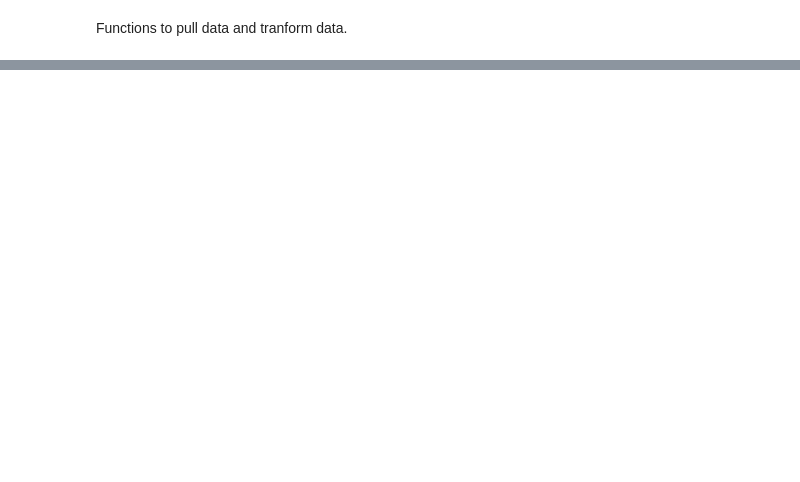
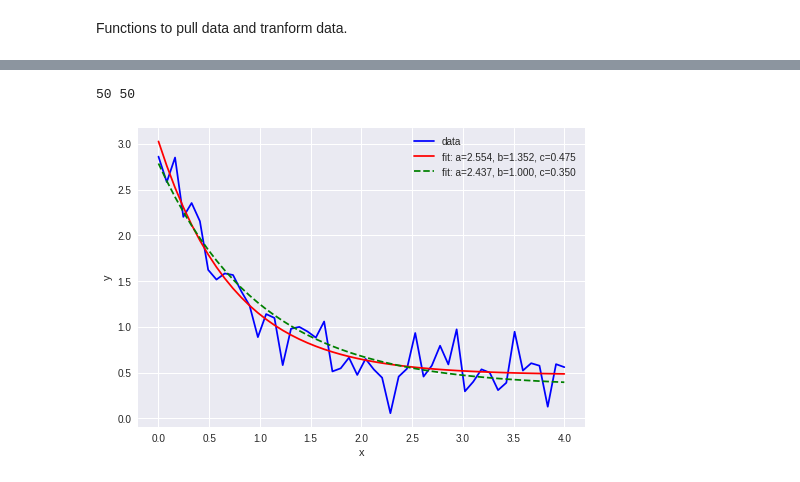
Before and after one commit to xdderekchen/ML, a Jupyter notebook: EDA_JH_COVID19.ipynb, the cells around one changed output, grey strips where cells are left out. Saved outputs shown, nothing was run; the diff lists cells and outputs as text; code cells hidden in the pictures; blank space fills up the shorter version.

```diff
--- a/EDA_JH_COVID19.ipynb
+++ b/EDA_JH_COVID19.ipynb
@@ -172,2 +189,0 @@ Doing Modeling
-# %%
-df = pd.read_csv("https://raw.githubusercontent.com/beoutbreakprepared/nCoV2019/master/latest_data/covid-19.data.2020-03-24T031039.csv",low_memory=False)
@@ -177,0 +392,16 @@ df_us
+# %%
+country_data, state_data, data =          merge_confirm_death_US(US_File_Confirm, US_File_Death, asCumValue=True)
+country_data_nc, state_data_nc, data_nc = merge_confirm_death_US(US_File_Confirm, US_File_Death, asCumValue=False)
+population = get_population(US_File_Death)
+
+country_data = pd.merge( country_data, country_data_nc,  on=["Date"], how="inner")
+country_data.rename(columns={'Confirm_x': 'Confirm_cum', 'Confirm_y' : 'Confirm_new',
+                             "Death_x": "Death_cum", "Death_y": "Death_new"}, inplace=True)
+country_data = country_data[country_data.Date >='2020-03-01']
+
+state_data = pd.merge( state_data, state_data_nc,  on=["State", "Date"], how="inner")
+state_data.rename(columns={'Confirm_x': 'Confirm_cum', 'Confirm_y' : 'Confirm_new',
+                             "Death_x": "Death_cum", "Death_y": "Death_new"}, inplace=True)
+state_data = state_data[state_data.Date >='2020-03-01']
+
+state_data
@@ -177,0 +460,38 @@ df_us
+# %%
+import matplotlib.pyplot as plt
+import numpy as np
+from scipy.optimize import curve_fit
+def func(x, a, b, c):
+    return a * np.exp(-b * x) + c
+
+xdata = np.linspace(0, 4, 50)
+y = func(xdata, 2.5, 1.3, 0.5)
+np.random.seed(1729)
+y_noise = 0.2 * np.random.normal(size=xdata.size)
+ydata = y + y_noise
+
+country_data
+
+
+
+plt.plot(xdata, ydata, 'b-', label='data')
+
+print(len(xdata), xdata.size)
+
+popt, pcov = curve_fit(func, xdata, ydata)
+popt
+
+plt.plot(xdata, func(xdata, *popt), 'r-', label='fit: a=%5.3f, b=%5.3f, c=%5.3f' % tuple(popt))
+
+popt, pcov = curve_fit(func, xdata, ydata, bounds=(0, [3., 1., 0.5]))
+popt
+
+plt.plot(xdata, func(xdata, *popt), 'g--', label='fit: a=%5.3f, b=%5.3f, c=%5.3f' % tuple(popt))
+
+plt.xlabel('x')
+plt.ylabel('y')
+plt.legend()
+plt.show()
+# %% [output]
+50 50
+[figure, added]
```
Also changed, not shown: parts of 16 cells of this notebook.
